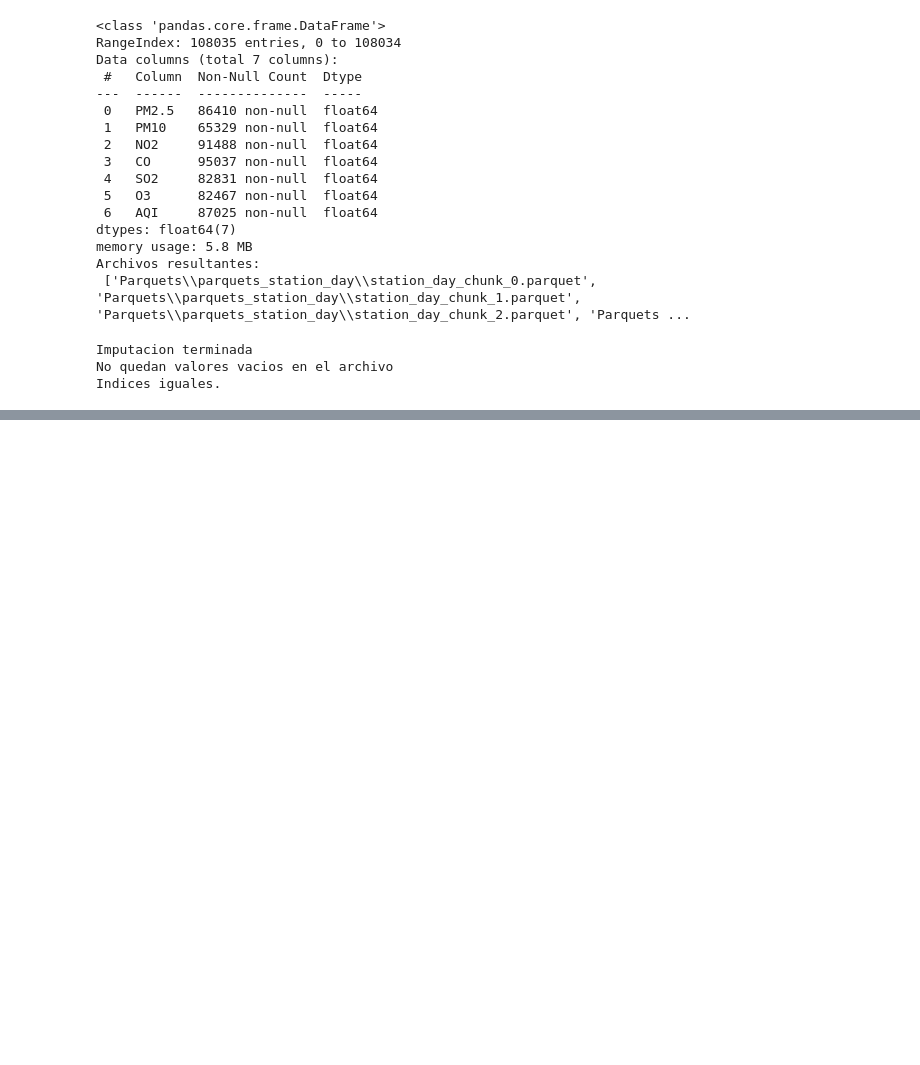
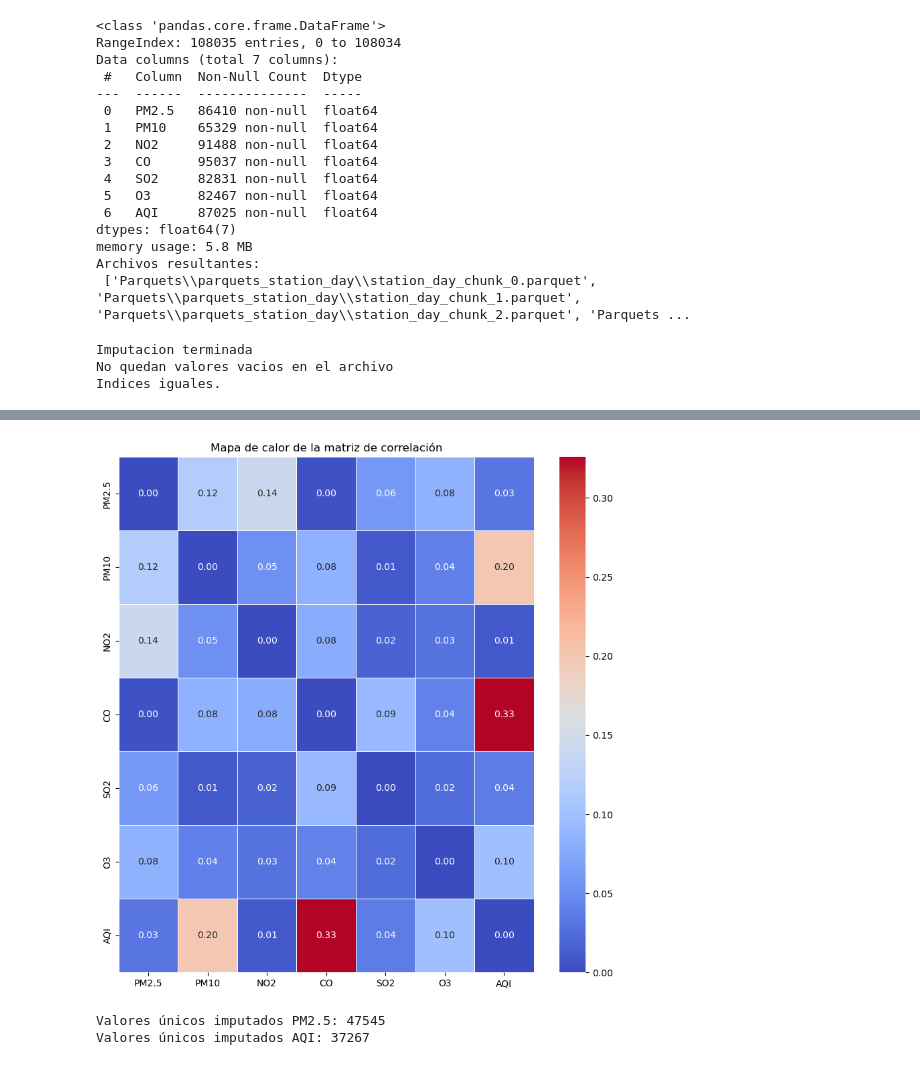
Before and after one commit to AlejandroTTD/Air-Quality-in-India-2015-2020-, a Jupyter notebook: CodePrj.ipynb, the cells around one changed output, grey strips where cells are left out. Saved outputs shown, nothing was run; the diff lists cells and outputs as text; code cells hidden in the pictures; blank space fills up the shorter version.

Commit message:
Actualización: Impresión de gráficas y Unión de columnas

```diff
--- a/CodePrj.ipynb
+++ b/CodePrj.ipynb
@@ -497,0 +538,15 @@ Indices iguales.
+# %%
+
+ciudad_hora_imputado = pd.read_csv("Archivos Imputados/city_hour_imputado.csv", index_col = 0) # Leemos nuevamente el csv de los datos imputados
+
+columnas_string = ciudad_hora_filtrado_string[['City', 'Datetime']]
+
+# Verificamos que las filas tengan el mismo numero, es decir, no se hayan perdido datos
+if len(columnas_string) != len(ciudad_hora_imputado):
+    print("Las filas no coinciden")
+else:
+    print("Las filas coinciden")
+
+    ciudad_hora_imputado_completo = pd.concat([columnas_string, ciudad_hora_imputado], axis = 1)# Unimos nuestro csv de datos imputados con las columnas especificadas, usando axis = 1 ya que estamos uniendo columnas y no filas
+
+    ciudad_hora_imputado_completo.info()
@@ -497,0 +640,19 @@ Indices iguales.
+# %%
+corr_original = ciudad_hora_filtrado_2.dropna().corr()
+corr_imputada = ciudad_hora_imputado.corr()
+
+diff = (corr_original - corr_imputada).abs()
+
+plt.figure(figsize=(10, 10))  # Definimos el tamaño de la grafica
+sns.heatmap(diff, annot=True, cmap='coolwarm', fmt=".2f", linewidths=0.5)
+
+plt.title("Mapa de calor de la matriz de correlación")
+plt.show()
+# %% [output]
+[figure, added]
+# %%
+print("Valores únicos imputados PM2.5:", ciudad_hora_imputado['PM2.5'][ciudad_hora_filtrado_2['PM2.5'].isnull()].nunique())
+print("Valores únicos imputados AQI:", ciudad_hora_imputado['AQI'][ciudad_hora_filtrado_2['AQI'].isnull()].nunique())
+# %% [output]
+Valores únicos imputados PM2.5: 47545
+Valores únicos imputados AQI: 37267
```
Also changed, not shown: parts of 19 cells of this notebook.
